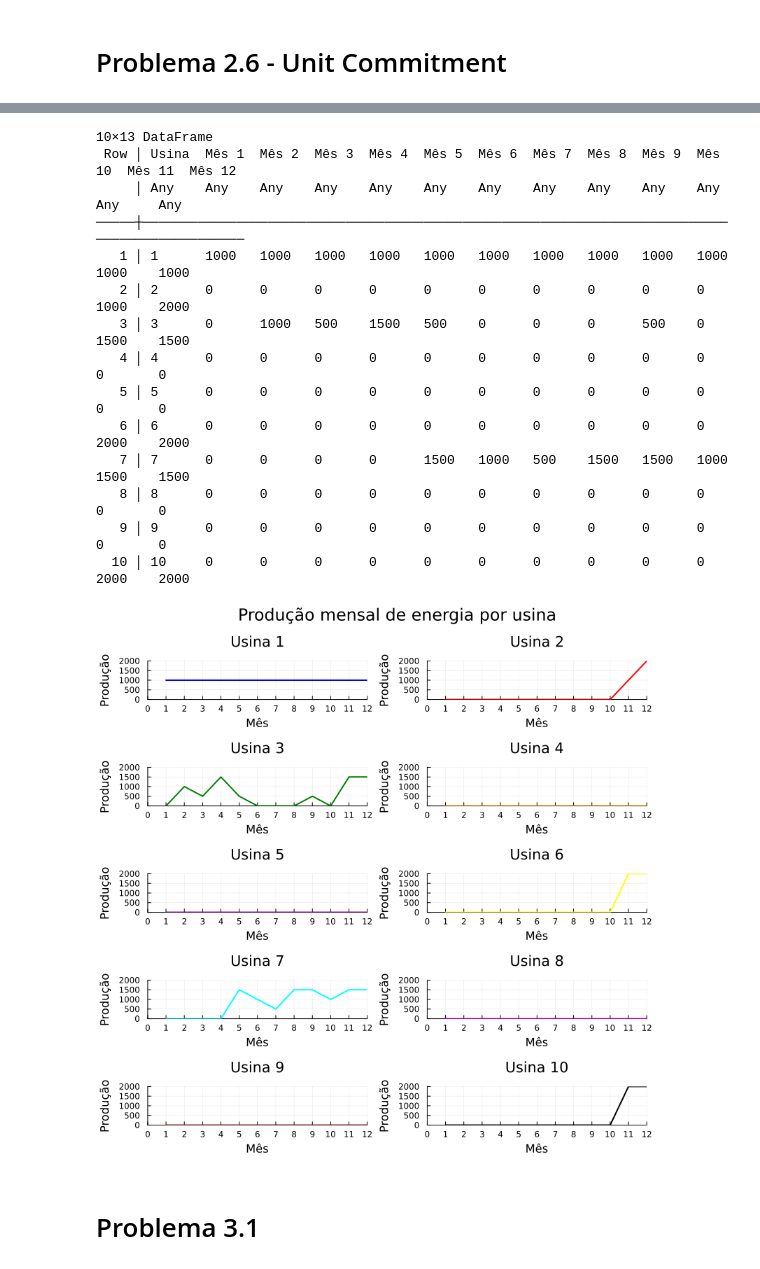
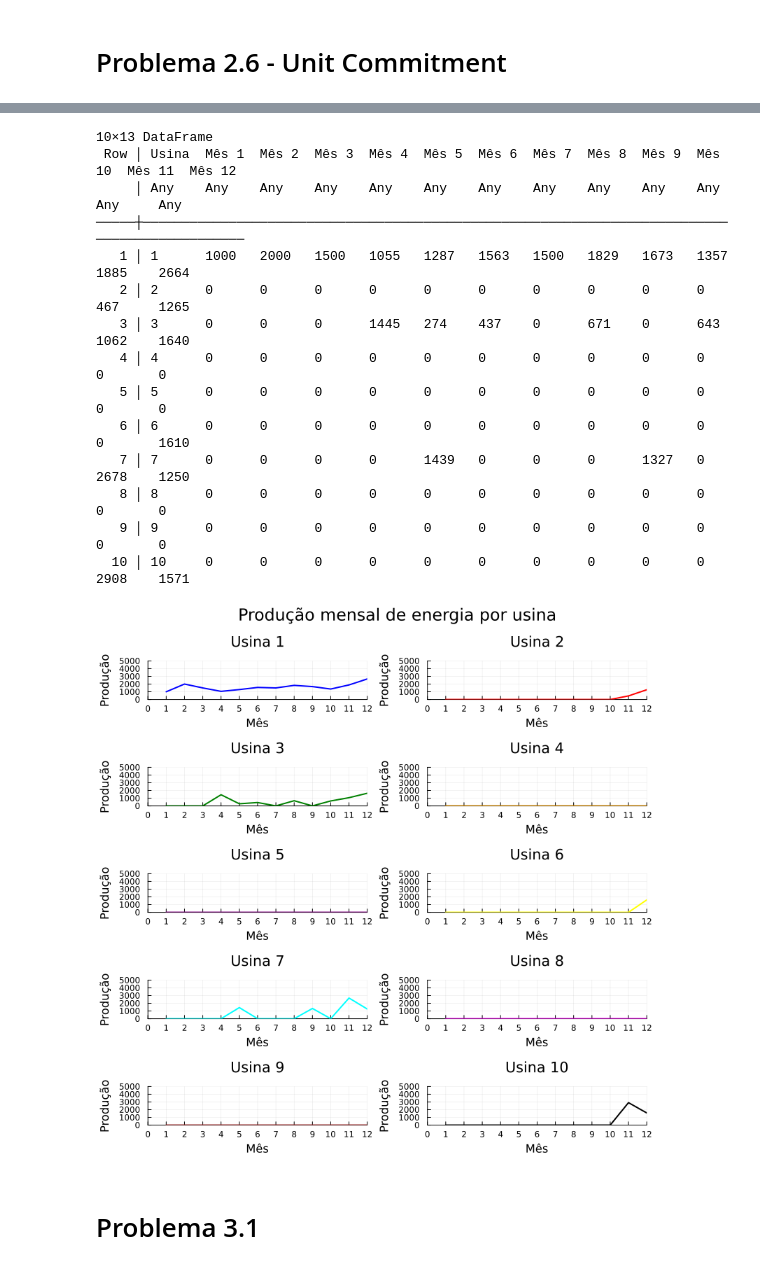
Before and after one commit to dandanjacob/PLI, a Jupyter notebook: implementacoes.ipynb, the cells around one changed output, grey strips where cells are left out. Saved outputs shown, nothing was run; the diff lists cells and outputs as text; code cells hidden in the pictures.

```diff
--- a/implementacoes.ipynb
+++ b/implementacoes.ipynb
@@ -1004,42 +1028,42 @@ n_rows = 5
 n_cols = 2
 layout = (n_rows, n_cols)
 
 # Definindo cores para as linhas do gráfico
 cores = [:blue, :red, :green, :orange, :purple, :yellow, :cyan, :magenta, :brown, :black]
 plots = []
 # titulo = plot(title="Supertitle",framestyle=nothing,showaxis=false,xticks=false,yticks=false,margin=0)
 # push!(plots, titulo)
 # Criando um gráfico pequeno para cada usina
 for i in 1:10
     p = plot(1:12, dados[i,2:end], legend = false, color=cores[i], linewidth=2,
              xlabel="Mês", ylabel="Produção",
              title="Usina $i",
-             xlims=(0, 12), ylims=(0, 2000),
-             xticks=0:12, yticks=0:500:2000,
+             xlims=(0, 12), ylims=(0, 5000),
+             xticks=0:12, yticks=0:1000:5000,
              size=(800, 800))
     push!(plots, p)
 end
 
 # Exibindo os subplots em um layout
 p_combined = plot(plots..., layout=layout, plot_title = "Produção mensal de energia por usina")
 
 p_combined  # Exibindo o plot conjunto
 # %% [output]
 10×13 DataFrame
  Row │ Usina  Mês 1  Mês 2  Mês 3  Mês 4  Mês 5  Mês 6  Mês 7  Mês 8  Mês 9  Mês 10  Mês 11  Mês 12
      │ Any    Any    Any    Any    Any    Any    Any    Any    Any    Any    Any     Any     Any
 ─────┼──────────────────────────────────────────────────────────────────────────────────────────────
-   1 │ 1      1000   1000   1000   1000   1000   1000   1000   1000   1000   1000    1000    1000
-   2 │ 2      0      0      0      0      0      0      0      0      0      0       1000    2000
-   3 │ 3      0      1000   500    1500   500    0      0      0      500    0       1500    1500
+   1 │ 1      1000   2000   1500   1055   1287   1563   1500   1829   1673   1357    1885    2664
+   2 │ 2      0      0      0      0      0      0      0      0      0      0       467     1265
+   3 │ 3      0      0      0      1445   274    437    0      671    0      643     1062    1640
    4 │ 4      0      0      0      0      0      0      0      0      0      0       0       0
    5 │ 5      0      0      0      0      0      0      0      0      0      0       0       0
-   6 │ 6      0      0      0      0      0      0      0      0      0      0       2000    2000
-   7 │ 7      0      0      0      0      1500   1000   500    1500   1500   1000    1500    1500
+   6 │ 6      0      0      0      0      0      0      0      0      0      0       0       1610
+   7 │ 7      0      0      0      0      1439   0      0      0      1327   0       2678    1250
    8 │ 8      0      0      0      0      0      0      0      0      0      0       0       0
    9 │ 9      0      0      0      0      0      0      0      0      0      0       0       0
-  10 │ 10     0      0      0      0      0      0      0      0      0      0       2000    2000
+  10 │ 10     0      0      0      0      0      0      0      0      0      0       2908    1571
-[figure, old version]
+[figure, new version]
 # %% [markdown]
 # Problema 3.1
 # %%
```
Also changed, not shown: parts of 3 cells of this notebook.
